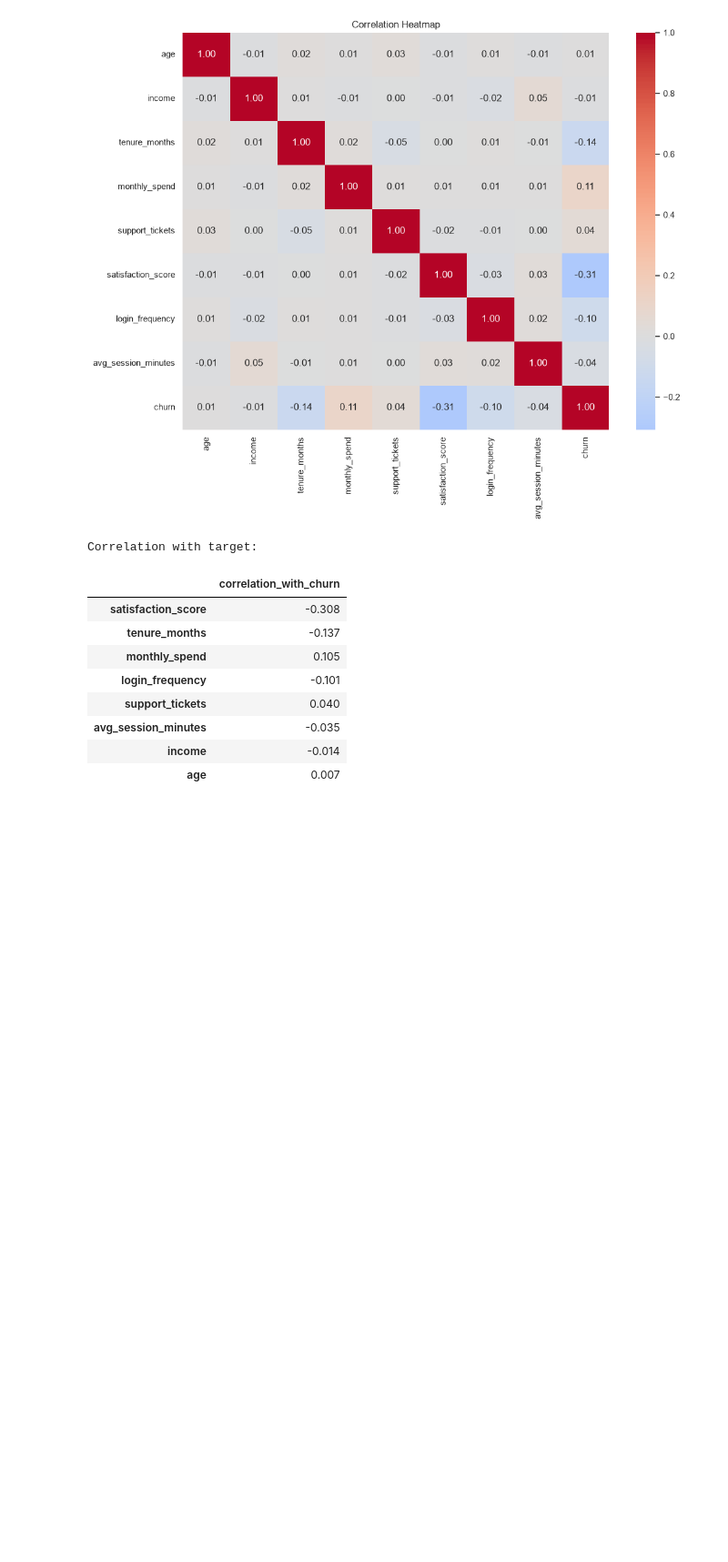
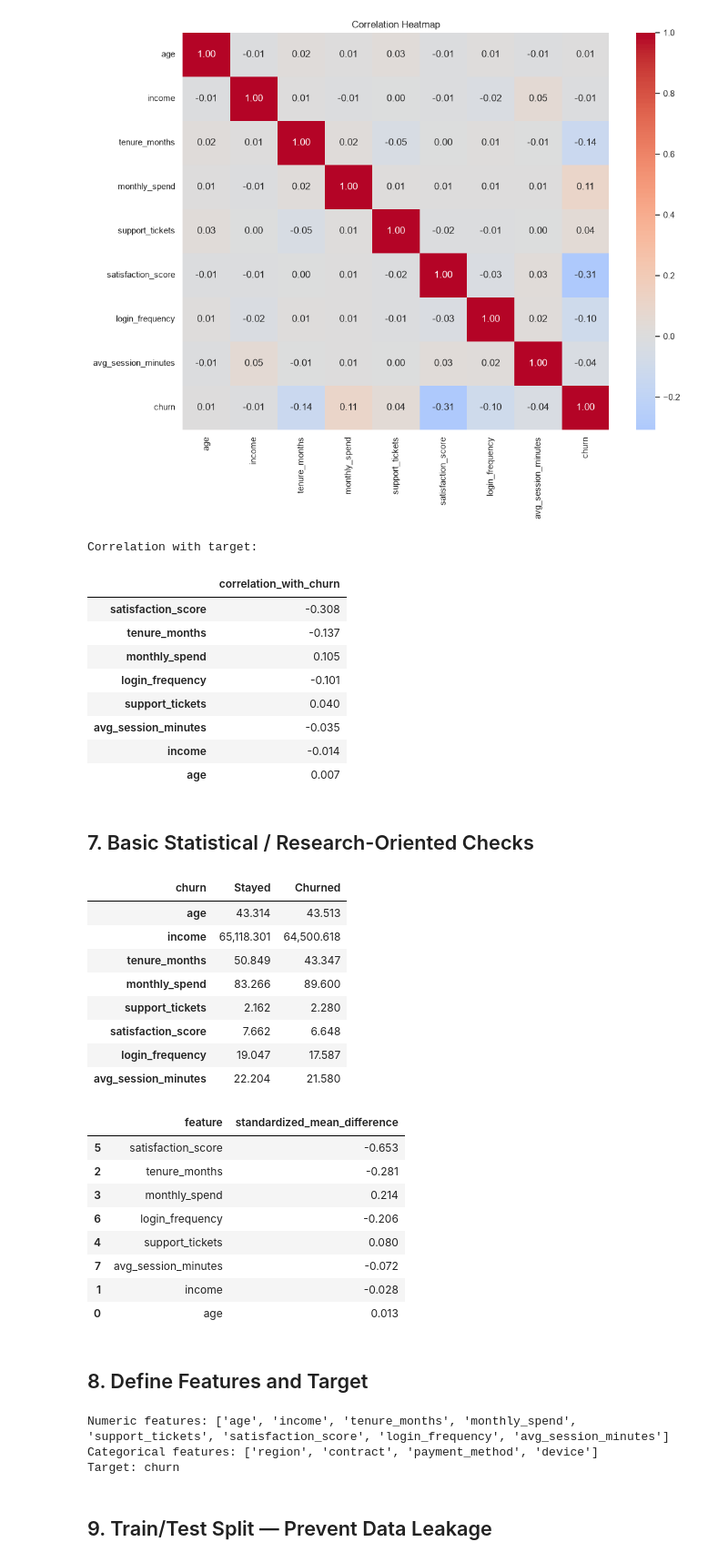
Before and after one commit to Princeg1204/AI_ML_Training, a Jupyter notebook: Jupyter_5/End_to_End_ML_Pipeline.ipynb, the cells around one changed output. Shown at 91% size. Saved outputs shown, nothing was run; the diff lists cells and outputs as text; code cells hidden in the pictures; blank space fills up the shorter version.

```diff
--- a/Jupyter_5/End_to_End_ML_Pipeline.ipynb
+++ b/Jupyter_5/End_to_End_ML_Pipeline.ipynb
@@ -537,3 +537,67 @@ Correlation with target:
 | avg_session_minutes | -0.035 |
 | income | -0.014 |
 | age | 0.007 |
+# %% [markdown]
+## 7. Basic Statistical / Research-Oriented Checks
+# %%
+# Churn vs selected numerical means
+grouped_stats = (
+    df_clean.groupby("churn")[num_features]
+    .mean()
+    .T
+    .rename(columns={0: "Stayed", 1: "Churned"})
+)
+
+display(grouped_stats)
+
+# Simple effect-size view: standardized mean difference
+effect_rows = []
+for col in num_features:
+    a = df_clean.loc[df_clean["churn"] == 0, col].dropna()
+    b = df_clean.loc[df_clean["churn"] == 1, col].dropna()
+    pooled_std = np.sqrt((a.var(ddof=1) + b.var(ddof=1)) / 2)
+    smd = (b.mean() - a.mean()) / pooled_std if pooled_std > 0 else np.nan
+    effect_rows.append([col, smd])
+
+effect_df = pd.DataFrame(effect_rows, columns=["feature", "standardized_mean_difference"])
+effect_df["abs_smd"] = effect_df["standardized_mean_difference"].abs()
+display(effect_df.sort_values("abs_smd", ascending=False).drop(columns="abs_smd"))
+# %% [output]
+| churn | Stayed | Churned |
+| age | 43.314 | 43.513 |
+| income | 65,118.301 | 64,500.618 |
+| tenure_months | 50.849 | 43.347 |
+| monthly_spend | 83.266 | 89.600 |
+| support_tickets | 2.162 | 2.280 |
+| satisfaction_score | 7.662 | 6.648 |
+| login_frequency | 19.047 | 17.587 |
+| avg_session_minutes | 22.204 | 21.580 |
+|  | feature | standardized_mean_difference |
+| 5 | satisfaction_score | -0.653 |
+| 2 | tenure_months | -0.281 |
+| 3 | monthly_spend | 0.214 |
+| 6 | login_frequency | -0.206 |
+| 4 | support_tickets | 0.080 |
+| 7 | avg_session_minutes | -0.072 |
+| 1 | income | -0.028 |
+| 0 | age | 0.013 |
+# %% [markdown]
+## 8. Define Features and Target
+# %%
+TARGET = "churn"
+
+X = df_clean.drop(columns=[TARGET])
+y = df_clean[TARGET]
+
+numeric_features = X.select_dtypes(include=np.number).columns.tolist()
+categorical_features = X.select_dtypes(include="object").columns.tolist()
+
+print("Numeric features:", numeric_features)
+print("Categorical features:", categorical_features)
+print("Target:", TARGET)
+# %% [output]
+Numeric features: ['age', 'income', 'tenure_months', 'monthly_spend', 'support_tickets', 'satisfaction_score', 'login_frequency', 'avg_session_minutes']
+Categorical features: ['region', 'contract', 'payment_method', 'device']
+Target: churn
+# %% [markdown]
+## 9. Train/Test Split — Prevent Data Leakage
```
Also changed, not shown: parts of 1 cell of this notebook.
